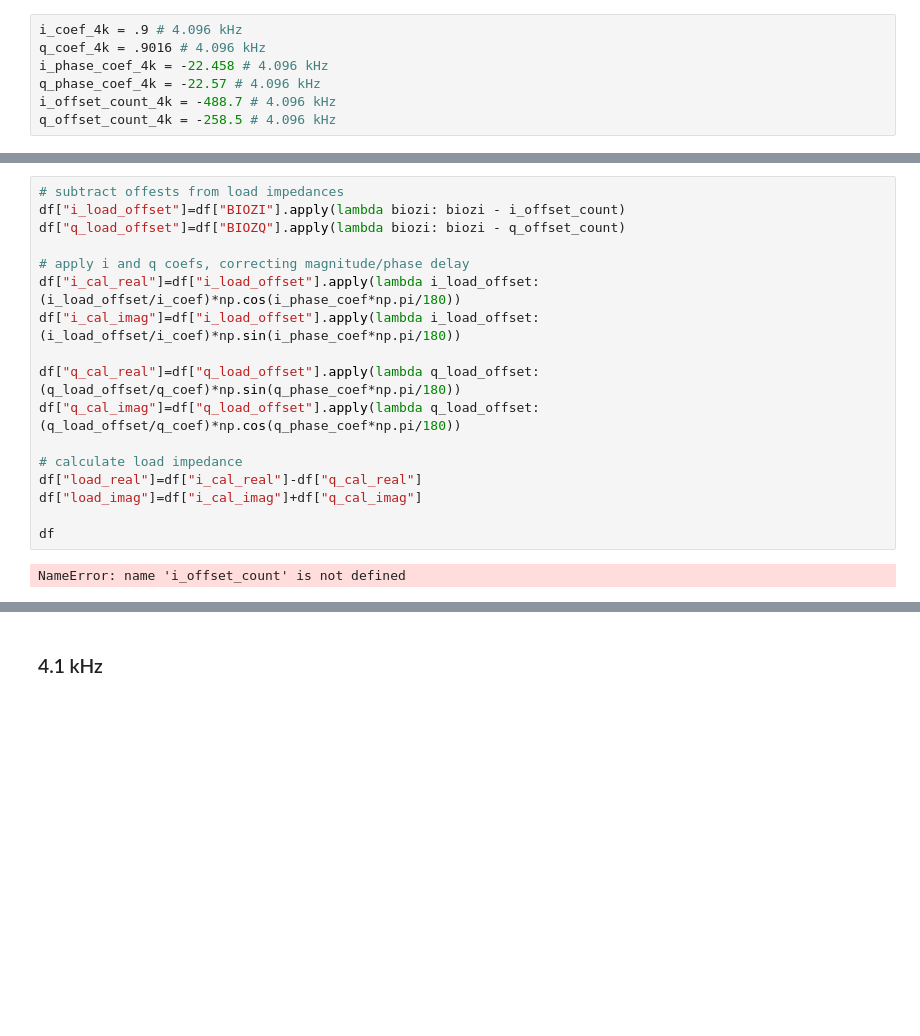
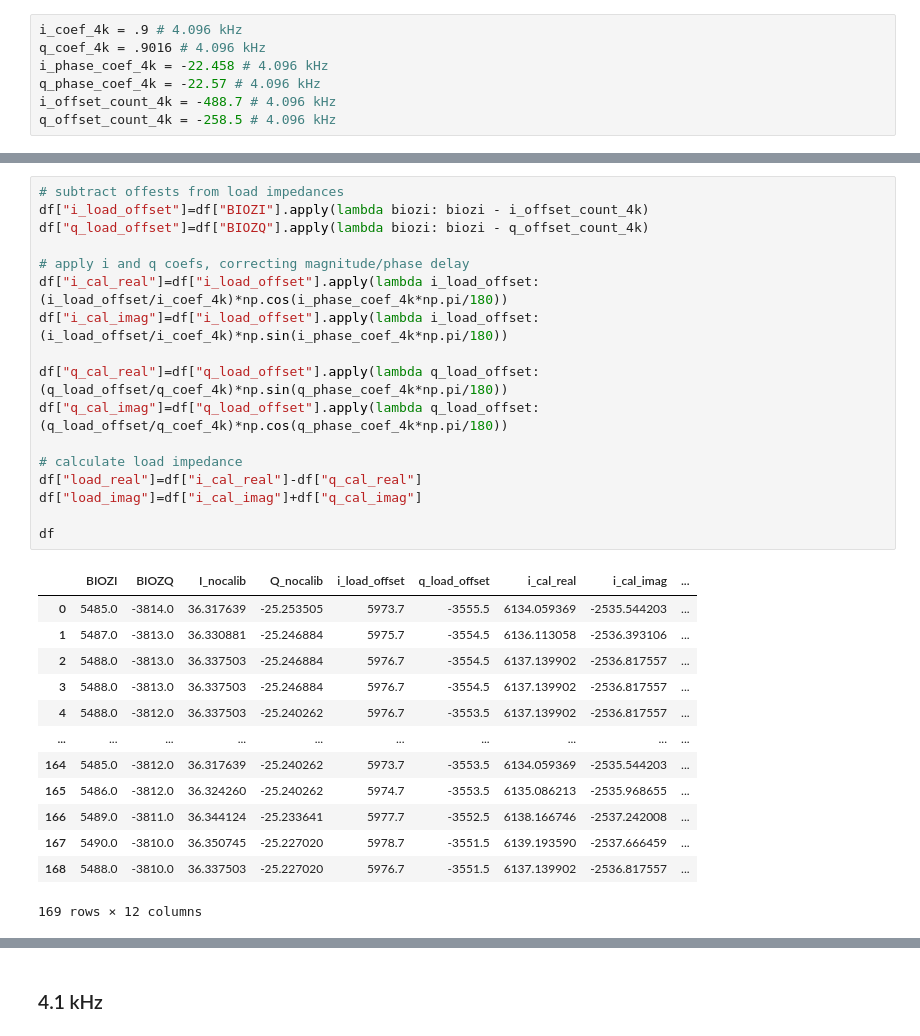
Before and after one commit to oscaroflores/BioZ_Research_Scripts, a Jupyter notebook: assessment_32620.ipynb, the cells around one changed output, grey strips where cells are left out. Saved outputs shown, nothing was run; the diff lists cells and outputs as text; blank space fills up the shorter version.

```diff
--- a/assessment_32620.ipynb
+++ b/assessment_32620.ipynb
@@ -68,20 +68,32 @@ df
 # %%
 # subtract offests from load impedances
-df["i_load_offset"]=df["BIOZI"].apply(lambda biozi: biozi - i_offset_count)
-df["q_load_offset"]=df["BIOZQ"].apply(lambda biozi: biozi - q_offset_count)
+df["i_load_offset"]=df["BIOZI"].apply(lambda biozi: biozi - i_offset_count_4k)
+df["q_load_offset"]=df["BIOZQ"].apply(lambda biozi: biozi - q_offset_count_4k)
 
 # apply i and q coefs, correcting magnitude/phase delay
-df["i_cal_real"]=df["i_load_offset"].apply(lambda i_load_offset: (i_load_offset/i_coef)*np.cos(i_phase_coef*np.pi/180))
-df["i_cal_imag"]=df["i_load_offset"].apply(lambda i_load_offset: (i_load_offset/i_coef)*np.sin(i_phase_coef*np.pi/180))
+df["i_cal_real"]=df["i_load_offset"].apply(lambda i_load_offset: (i_load_offset/i_coef_4k)*np.cos(i_phase_coef_4k*np.pi/180))
+df["i_cal_imag"]=df["i_load_offset"].apply(lambda i_load_offset: (i_load_offset/i_coef_4k)*np.sin(i_phase_coef_4k*np.pi/180))
 
-df["q_cal_real"]=df["q_load_offset"].apply(lambda q_load_offset: (q_load_offset/q_coef)*np.sin(q_phase_coef*np.pi/180))
-df["q_cal_imag"]=df["q_load_offset"].apply(lambda q_load_offset: (q_load_offset/q_coef)*np.cos(q_phase_coef*np.pi/180))
+df["q_cal_real"]=df["q_load_offset"].apply(lambda q_load_offset: (q_load_offset/q_coef_4k)*np.sin(q_phase_coef_4k*np.pi/180))
+df["q_cal_imag"]=df["q_load_offset"].apply(lambda q_load_offset: (q_load_offset/q_coef_4k)*np.cos(q_phase_coef_4k*np.pi/180))
 
 # calculate load impedance
 df["load_real"]=df["i_cal_real"]-df["q_cal_real"]
 df["load_imag"]=df["i_cal_imag"]+df["q_cal_imag"]
 
 df
 # %% [output]
+|  | BIOZI | BIOZQ | I_nocalib | Q_nocalib | i_load_offset | q_load_offset | i_cal_real | i_cal_imag | ... |
+| 0 | 5485.0 | -3814.0 | 36.317639 | -25.253505 | 5973.7 | -3555.5 | 6134.059369 | -2535.544203 | ... |
+| 1 | 5487.0 | -3813.0 | 36.330881 | -25.246884 | 5975.7 | -3554.5 | 6136.113058 | -2536.393106 | ... |
+| 2 | 5488.0 | -3813.0 | 36.337503 | -25.246884 | 5976.7 | -3554.5 | 6137.139902 | -2536.817557 | ... |
+| 3 | 5488.0 | -3813.0 | 36.337503 | -25.246884 | 5976.7 | -3554.5 | 6137.139902 | -2536.817557 | ... |
+| 4 | 5488.0 | -3812.0 | 36.337503 | -25.240262 | 5976.7 | -3553.5 | 6137.139902 | -2536.817557 | ... |
+| ... | ... | ... | ... | ... | ... | ... | ... | ... | ... |
+| 164 | 5485.0 | -3812.0 | 36.317639 | -25.240262 | 5973.7 | -3553.5 | 6134.059369 | -2535.544203 | ... |
+| 165 | 5486.0 | -3812.0 | 36.324260 | -25.240262 | 5974.7 | -3553.5 | 6135.086213 | -2535.968655 | ... |
+| 166 | 5489.0 | -3811.0 | 36.344124 | -25.233641 | 5977.7 | -3552.5 | 6138.166746 | -2537.242008 | ... |
+| 167 | 5490.0 | -3810.0 | 36.350745 | -25.227020 | 5978.7 | -3551.5 | 6139.193590 | -2537.666459 | ... |
+| 168 | 5488.0 | -3810.0 | 36.337503 | -25.227020 | 5976.7 | -3551.5 | 6137.139902 | -2536.817557 | ... |
-NameError: name 'i_offset_count' is not defined
+169 rows × 12 columns
 # %% [markdown]
```
Also changed, not shown: parts of 10 cells of this notebook, 5 other files.
